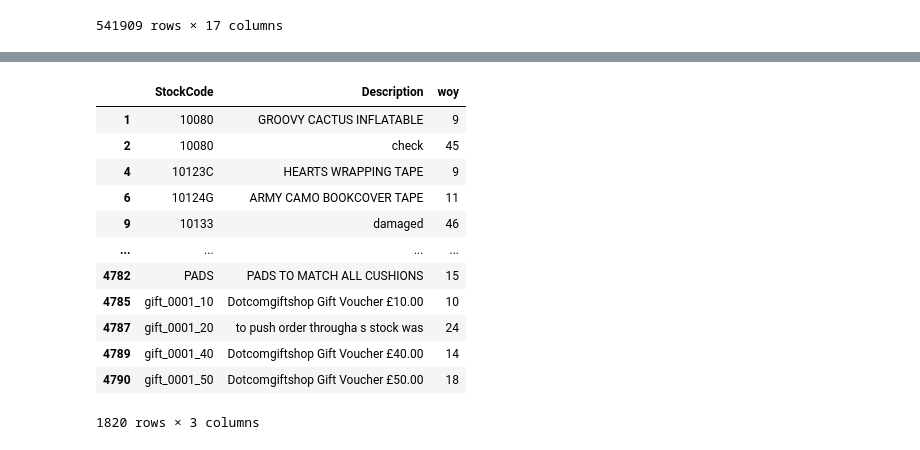
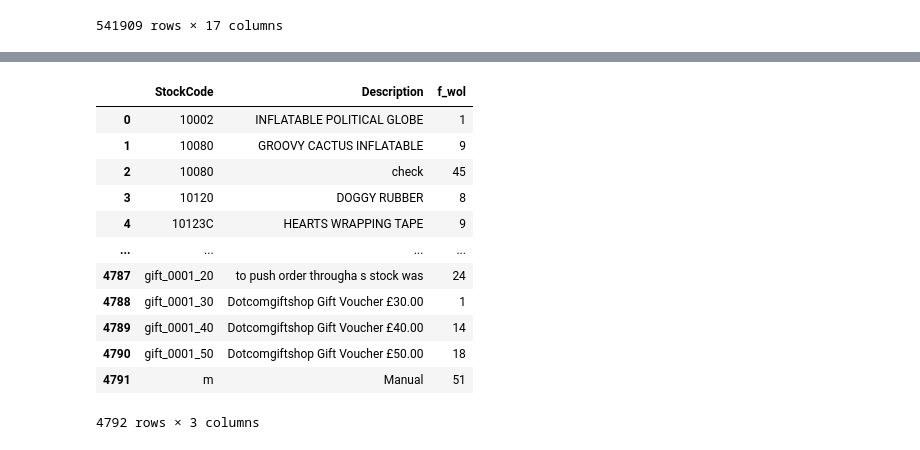
Before and after one commit to axpinkerton/projects, a Jupyter notebook: proj1nb.ipynb, the cells around one changed output, grey strips where cells are left out. Saved outputs shown, nothing was run; the diff lists cells and outputs as text; code cells hidden in the pictures.

```diff
--- a/proj1nb.ipynb
+++ b/proj1nb.ipynb
@@ -511,8 +496,7 @@ first_week = first_wk.groupby(['StockCode','Description','woy'])[['Quantity', 'S
 # first_week = first_week.drop(columns=('index',''))
 min_week = first_week.groupby(['StockCode', 'Description'])[[('woy',"")]].agg(['min']).copy()
 min_week = min_week.reset_index()
+min_week.columns=min_week.columns.get_level_values(0)
 min_week
-# min_week[(min_week[('woy','')]>8) & (min_week[('woy','')] < 49)]
-# min_week.columns
 # %% [output]
 |  | StockCode | Description | woy |
@@ -530,11 +512,3 @@ min_week
 | 4790 | gift_0001_50 | Dotcomgiftshop Gift Voucher £50.00 | 18 |
 | 4791 | m | Manual | 51 |
 4792 rows × 3 columns
-# %%
-min_week.columns
-m1 = min_week[('woy','')]>8
-m1 = np.array(m1)
-m2 = min_week[('woy','')] < 49
-m2 = np.array(m2)
-min_week = min_week.loc[m1 & m2, :]
-min_week
@@ -557,17 +515,18 @@ min_week
 # %%
 min_week.columns = min_week.columns.get_level_values(0)
+min_week = min_week.rename(columns={'woy':'f_wol'})
 min_week
 # %% [output]
-|  | StockCode | Description | woy |
+|  | StockCode | Description | f_wol |
+| 0 | 10002 | INFLATABLE POLITICAL GLOBE | 1 |
 | 1 | 10080 | GROOVY CACTUS INFLATABLE | 9 |
 | 2 | 10080 | check | 45 |
+| 3 | 10120 | DOGGY RUBBER | 8 |
 | 4 | 10123C | HEARTS WRAPPING TAPE | 9 |
-| 6 | 10124G | ARMY CAMO BOOKCOVER TAPE | 11 |
-| 9 | 10133 | damaged | 46 |
 | ... | ... | ... | ... |
-| 4782 | PADS | PADS TO MATCH ALL CUSHIONS | 15 |
-| 4785 | gift_0001_10 | Dotcomgiftshop Gift Voucher £10.00 | 10 |
 | 4787 | gift_0001_20 | to push order througha s stock was | 24 |
+| 4788 | gift_0001_30 | Dotcomgiftshop Gift Voucher £30.00 | 1 |
 | 4789 | gift_0001_40 | Dotcomgiftshop Gift Voucher £40.00 | 14 |
 | 4790 | gift_0001_50 | Dotcomgiftshop Gift Voucher £50.00 | 18 |
+| 4791 | m | Manual | 51 |
-1820 rows × 3 columns
+4792 rows × 3 columns
```
Also changed, not shown: parts of 4 cells of this notebook.
